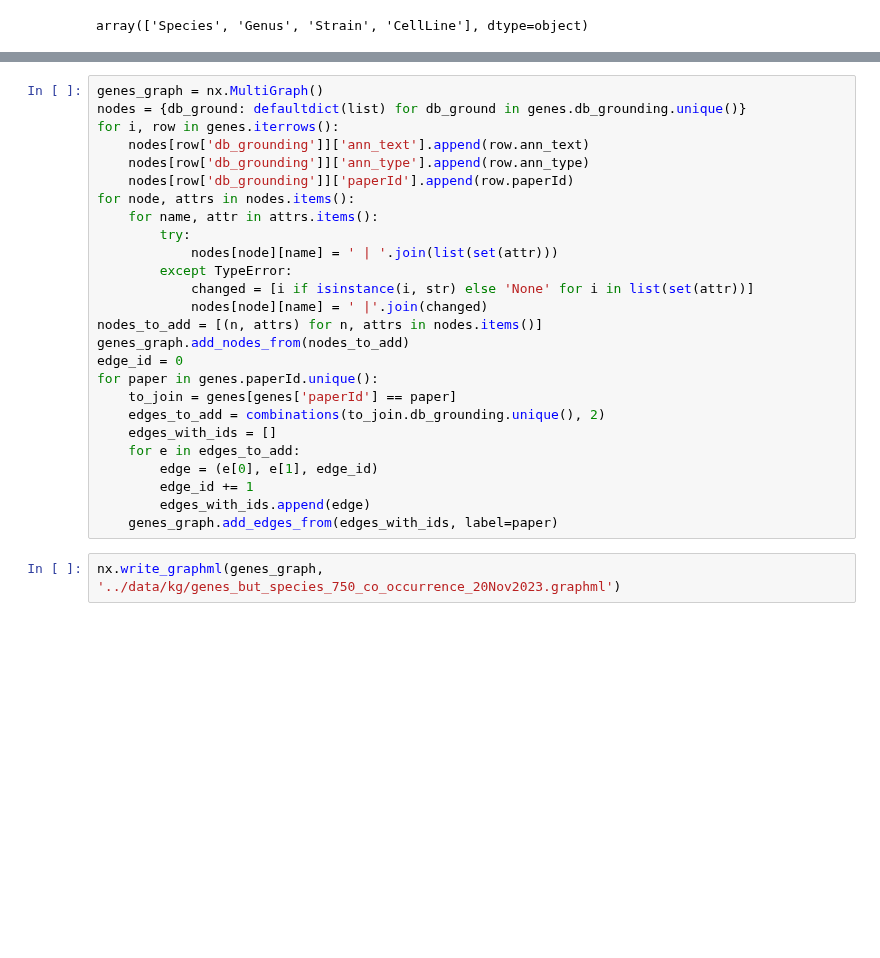
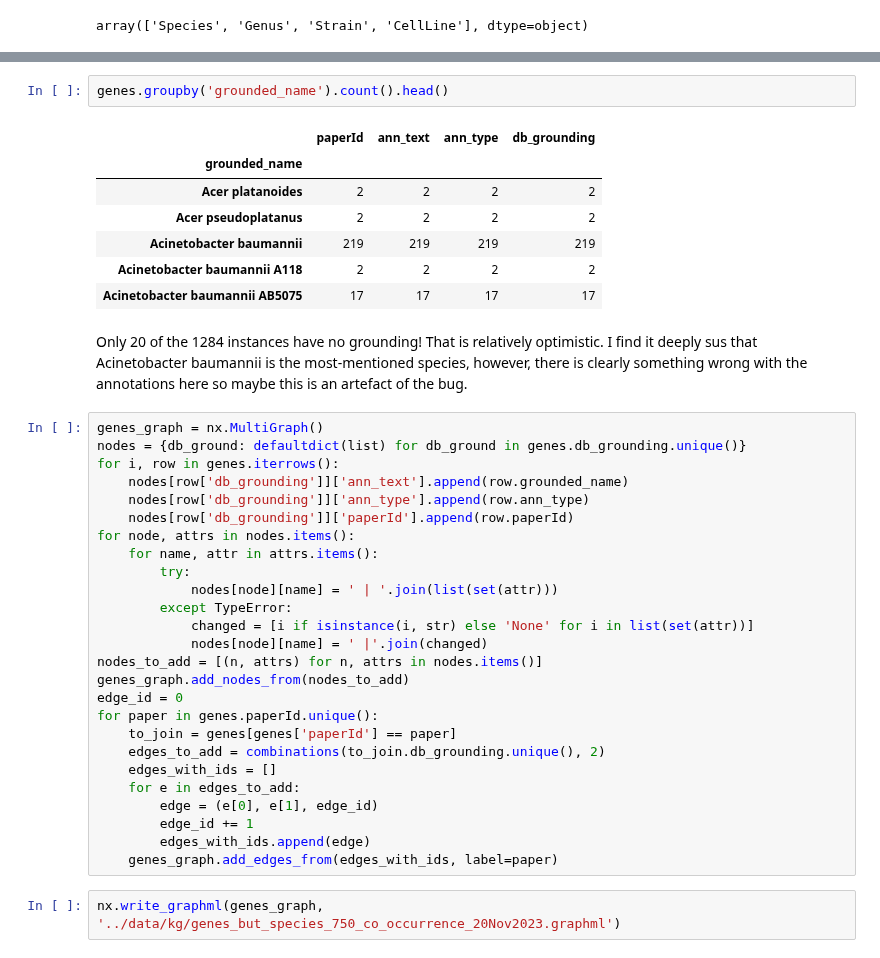
Before and after one commit to serenalotreck/desiccation-network, a Jupyter notebook: notebooks/pubtator_networks.ipynb, the cells around one changed output, grey strips where cells are left out. Saved outputs shown, nothing was run; the diff lists cells and outputs as text; blank space fills up the shorter version.

```diff
--- a/notebooks/pubtator_networks.ipynb
+++ b/notebooks/pubtator_networks.ipynb
@@ -36,8 +59,20 @@ list(combinations(genes.db_grounding.unique(), 2))[:5]
+# %%
+genes.groupby('grounded_name').count().head()
+# %% [output]
+|  | paperId | ann_text | ann_type | db_grounding |
+| grounded_name |  |  |  |  |
+| Acer platanoides | 2 | 2 | 2 | 2 |
+| Acer pseudoplatanus | 2 | 2 | 2 | 2 |
+| Acinetobacter baumannii | 219 | 219 | 219 | 219 |
+| Acinetobacter baumannii A118 | 2 | 2 | 2 | 2 |
+| Acinetobacter baumannii AB5075 | 17 | 17 | 17 | 17 |
+# %% [markdown]
+Only 20 of the 1284 instances have no grounding! That is relatively optimistic. I find it deeply sus that Acinetobacter baumannii is the most-mentioned species, however, there is clearly something wrong with the annotations here so maybe this is an artefact of the bug.
 # %%
 genes_graph = nx.MultiGraph()
 nodes = {db_ground: defaultdict(list) for db_ground in genes.db_grounding.unique()}
 for i, row in genes.iterrows():
-    nodes[row['db_grounding']]['ann_text'].append(row.ann_text)
+    nodes[row['db_grounding']]['ann_text'].append(row.grounded_name)
     nodes[row['db_grounding']]['ann_type'].append(row.ann_type)
     nodes[row['db_grounding']]['paperId'].append(row.paperId)
 for node, attrs in nodes.items():
```
Also changed, not shown: parts of 7 cells of this notebook, 4 other files.
